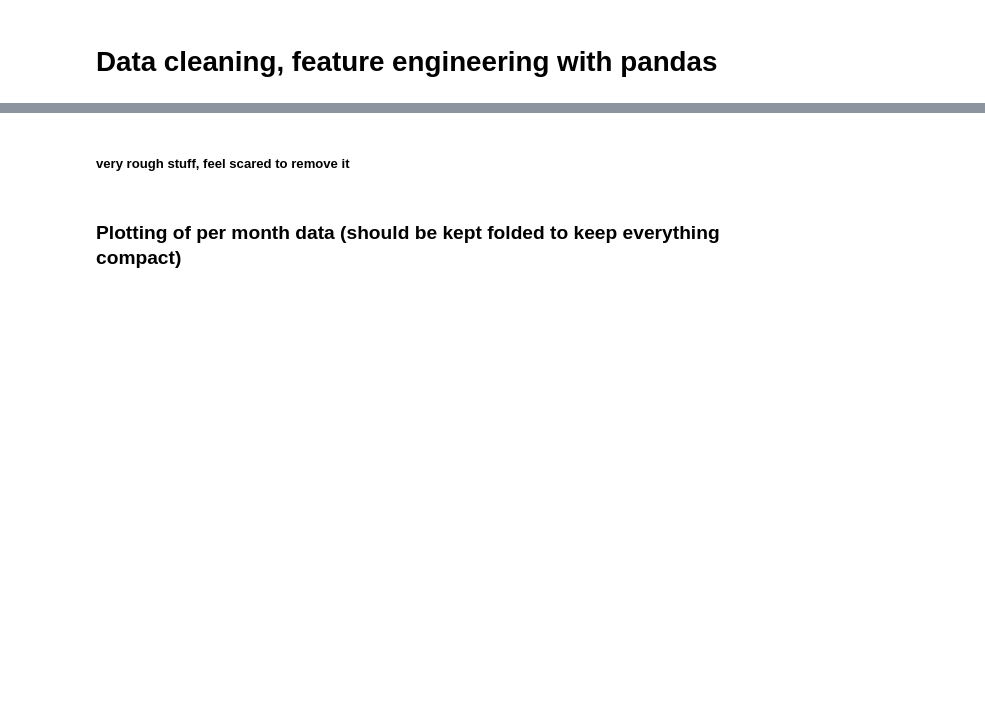
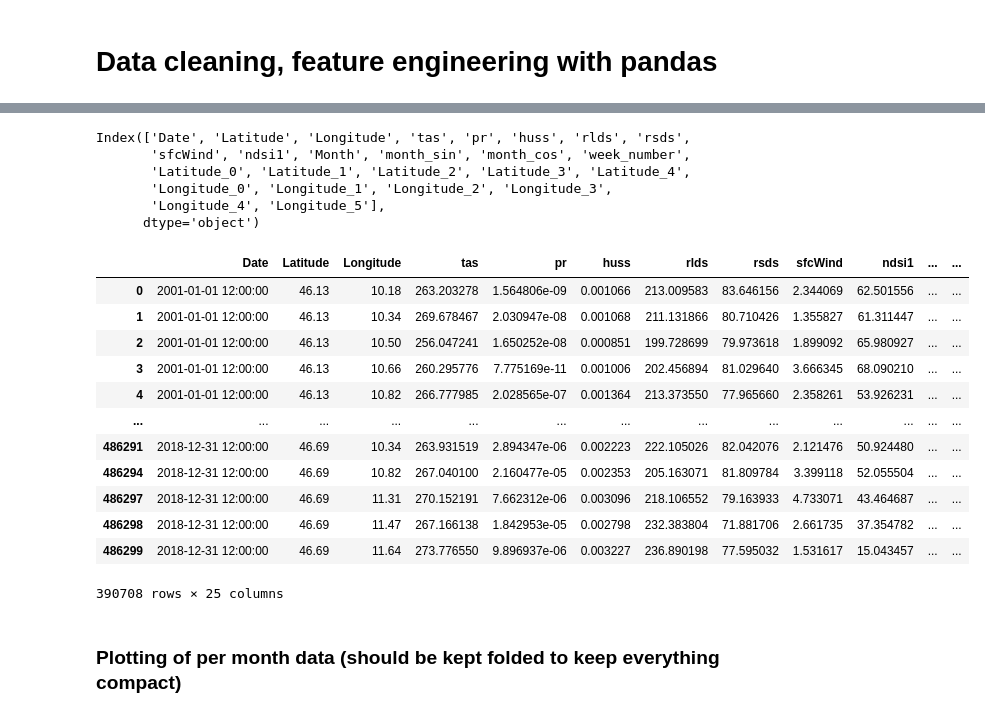
Before and after one commit to arhab170/master-thesis-snow-cover-estimation-using-lstm, a Jupyter notebook: netcdf_working.ipynb, the cells around one changed output, grey strips where cells are left out. Cells and saved outputs as stored; diff of their text form; code cells hidden in the pictures; blank space fills up the shorter version.

Commit message:
new one hot encoding and zero sampling

```diff
--- a/netcdf_working.ipynb
+++ b/netcdf_working.ipynb
@@ -2,16 +2,20 @@
 parameter = "pr"
 # "tas", "pr", "huss", "rlds",  "rsds", "sfcwind"
 
-run, load_run_number = 2, 7             #  0:"single_run"  1:"keras_tuner" 2:"load_best_model"
+run, load_run_number = 0, 7             #  0:"single_run"  1:"keras_tuner" 2:"load_best_model"
 scenario_option = 0
 label = 0
 colab = 0
 model_choice = "tf"
-percentage = 100
-epochs = 50
+percentage = 1
+epochs = 2
 batch_size=32
 percentage_limit=0.35
 pixel_interpolation_limit=50
+# desired_zero_array = []
+divide_latitude_in_these_many_parts = 5  #latitude has 10 values
+divide_longitude_in_these_many_parts = 6 # longitude has 14 values
+
 
 if scenario_option == 0:
     scenario = "historical"
@@ -255,0 +292,27 @@ df['Lon_11d81_to_12d29'] = (df['Longitude'].between(11.83, 12.29)).astype(int)
+# %%
+lats = np.unique(df.Latitude.values)
+lons = np.unique(df.Longitude.values)
+
+latitude_bins = divide_range(lats[0], lats[-1], divide_latitude_in_these_many_parts)   #10 values
+longitude_bins = divide_range(lons[0], lons[-1], divide_longitude_in_these_many_parts) #14 values
+
+df['Latitude_Group'] = pd.cut(df['Latitude'], bins=latitude_bins, labels=False)
+df['Longitude_Group'] = pd.cut(df['Longitude'], bins=longitude_bins, labels=False)
+
+# Apply one-hot encoding
+latitude_dummies = pd.get_dummies(df['Latitude_Group'], prefix='Latitude', dtype=int)
+longitude_dummies = pd.get_dummies(df['Longitude_Group'], prefix='Longitude', dtype=int)
+
+# Concatenate one-hot encoded columns with the original DataFrame
+df = pd.concat([df, latitude_dummies, longitude_dummies], axis=1)
+temp = df
+df = df.drop(["Latitude_Group",	"Longitude_Group"], axis =1)
+
+temp = temp[temp["Date"] == temp.Date[1]]
+grouped_latitudes = temp.groupby('Latitude_Group')['Latitude'].unique().to_dict()
+logger.info("Latitude Group")
+logger.info("{\n" + ",\n".join(f" {key}: {value}" for key, value in grouped_latitudes.items()) + "\n}")
+
+grouped_longitudes = temp.groupby('Longitude_Group')['Longitude'].unique().to_dict()
+logger.info("Longitude Group")
+logger.info("{\n" + ",\n".join(f" {key}: {value}" for key, value in grouped_longitudes.items()) + "\n}")
@@ -256,3 +337,27 @@ df['Lon_11d81_to_12d29'] = (df['Longitude'].between(11.83, 12.29)).astype(int)
+# %%
+#bookmark
+print(df.columns)
+df
+# %% [output]
+Index(['Date', 'Latitude', 'Longitude', 'tas', 'pr', 'huss', 'rlds', 'rsds',
+       'sfcWind', 'ndsi1', 'Month', 'month_sin', 'month_cos', 'week_number',
+       'Latitude_0', 'Latitude_1', 'Latitude_2', 'Latitude_3', 'Latitude_4',
+       'Longitude_0', 'Longitude_1', 'Longitude_2', 'Longitude_3',
+       'Longitude_4', 'Longitude_5'],
+      dtype='object')
+|  | Date | Latitude | Longitude | tas | pr | huss | rlds | rsds | sfcWind | ndsi1 | ... | ... |
+| 0 | 2001-01-01 12:00:00 | 46.13 | 10.18 | 263.203278 | 1.564806e-09 | 0.001066 | 213.009583 | 83.646156 | 2.344069 | 62.501556 | ... | ... |
+| 1 | 2001-01-01 12:00:00 | 46.13 | 10.34 | 269.678467 | 2.030947e-08 | 0.001068 | 211.131866 | 80.710426 | 1.355827 | 61.311447 | ... | ... |
+| 2 | 2001-01-01 12:00:00 | 46.13 | 10.50 | 256.047241 | 1.650252e-08 | 0.000851 | 199.728699 | 79.973618 | 1.899092 | 65.980927 | ... | ... |
+| 3 | 2001-01-01 12:00:00 | 46.13 | 10.66 | 260.295776 | 7.775169e-11 | 0.001006 | 202.456894 | 81.029640 | 3.666345 | 68.090210 | ... | ... |
+| 4 | 2001-01-01 12:00:00 | 46.13 | 10.82 | 266.777985 | 2.028565e-07 | 0.001364 | 213.373550 | 77.965660 | 2.358261 | 53.926231 | ... | ... |
+| ... | ... | ... | ... | ... | ... | ... | ... | ... | ... | ... | ... | ... |
+| 486291 | 2018-12-31 12:00:00 | 46.69 | 10.34 | 263.931519 | 2.894347e-06 | 0.002223 | 222.105026 | 82.042076 | 2.121476 | 50.924480 | ... | ... |
+| 486294 | 2018-12-31 12:00:00 | 46.69 | 10.82 | 267.040100 | 2.160477e-05 | 0.002353 | 205.163071 | 81.809784 | 3.399118 | 52.055504 | ... | ... |
+| 486297 | 2018-12-31 12:00:00 | 46.69 | 11.31 | 270.152191 | 7.662312e-06 | 0.003096 | 218.106552 | 79.163933 | 4.733071 | 43.464687 | ... | ... |
+| 486298 | 2018-12-31 12:00:00 | 46.69 | 11.47 | 267.166138 | 1.842953e-05 | 0.002798 | 232.383804 | 71.881706 | 2.661735 | 37.354782 | ... | ... |
+| 486299 | 2018-12-31 12:00:00 | 46.69 | 11.64 | 273.776550 | 9.896937e-06 | 0.003227 | 236.890198 | 77.595032 | 1.531617 | 15.043457 | ... | ... |
+390708 rows × 25 columns
 # %%
 df["ndsi"] = df["ndsi1"]
 df= df.drop(["Month", "week_number", "ndsi1"],axis =1)
@@ -294,2 +371,0 @@ df = df.drop(["Month", "Year", "check", "check2"], axis=1)
-# %% [markdown]
-##### very rough stuff, feel scared to remove it
```
Also changed, not shown: parts of 21 cells of this notebook, 2 other files.
